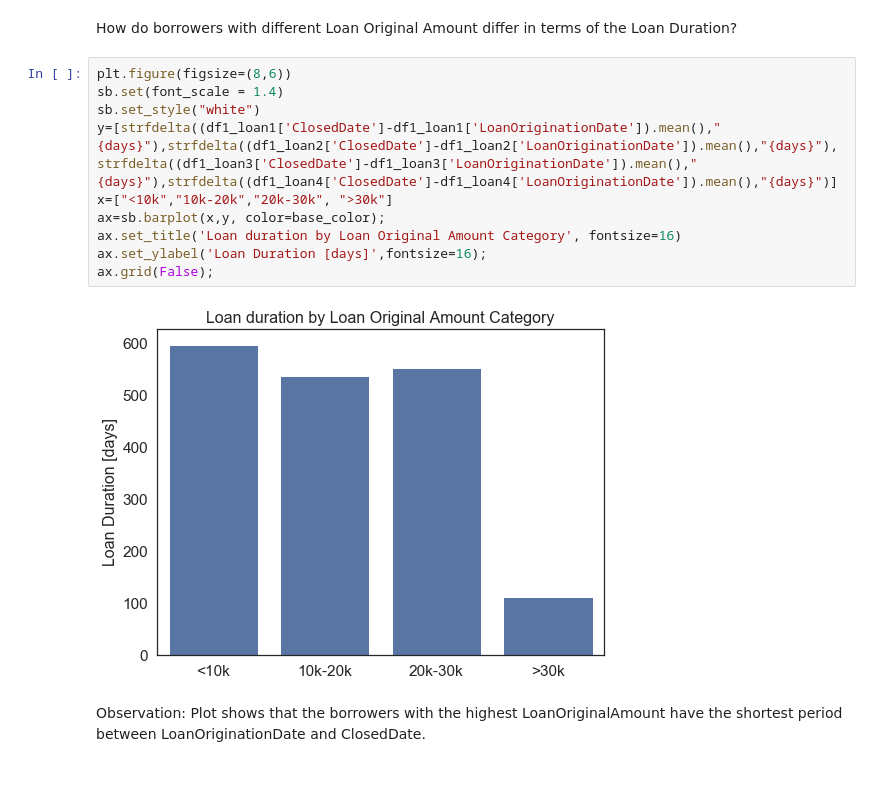
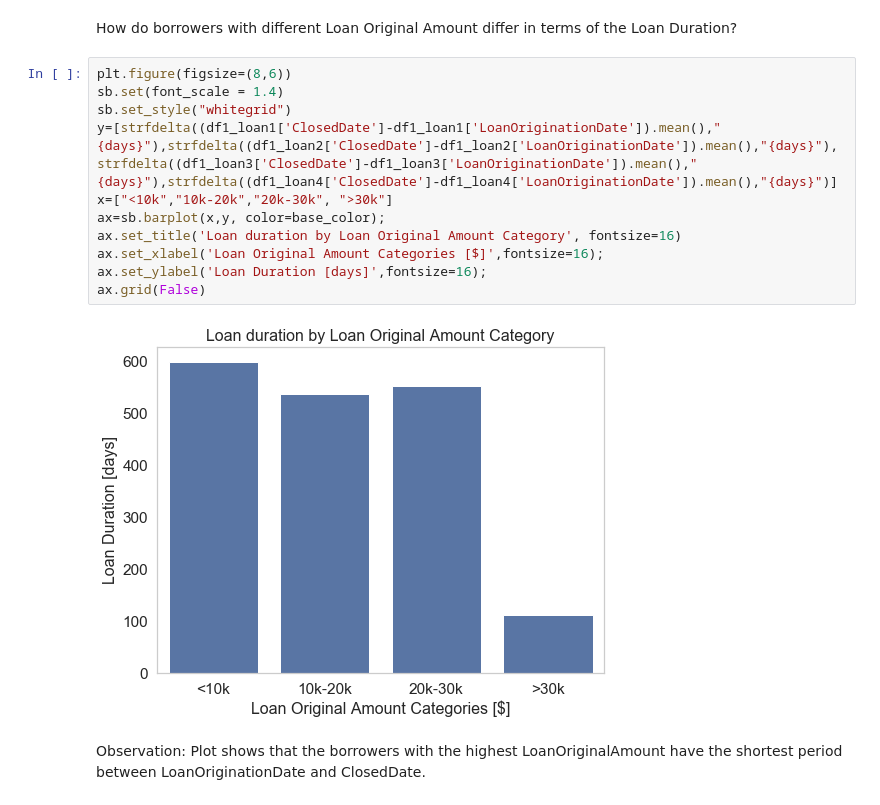
Before and after one commit to MishC/Udacity_DataAnalyst, a Jupyter notebook: project5_CommunicateDataFindings/Explanation.ipynb, the cells around one changed output. Saved outputs shown, nothing was run; the diff lists cells and outputs as text; blank space fills up the shorter version.

```diff
--- a/project5_CommunicateDataFindings/Explanation.ipynb
+++ b/project5_CommunicateDataFindings/Explanation.ipynb
@@ -254,15 +254,16 @@ How do borrowers with different Loan Original Amount differ in terms of the Loan
 # %%
 plt.figure(figsize=(8,6))
 sb.set(font_scale = 1.4)
-sb.set_style("white")
+sb.set_style("whitegrid")
 y=[strfdelta((df1_loan1['ClosedDate']-df1_loan1['LoanOriginationDate']).mean(),"{days}"),strfdelta((df1_loan2['ClosedDate']-df1_loan2['LoanOriginationDate']).mean(),"{days}"), strfdelta((df1_loan3['ClosedDate']-df1_loan3['LoanOriginationDate']).mean(),"{days}"),strfdelta((df1_loan4['ClosedDate']-df1_loan4['LoanOriginationDate']).mean(),"{days}")]
 x=["<10k","10k-20k","20k-30k", ">30k"]
 ax=sb.barplot(x,y, color=base_color);
 ax.set_title('Loan duration by Loan Original Amount Category', fontsize=16)
+ax.set_xlabel('Loan Original Amount Categories [$]',fontsize=16);
 ax.set_ylabel('Loan Duration [days]',fontsize=16);
-ax.grid(False);
+ax.grid(False)
 # %% [output]
-[figure, old version]
+[figure, new version]
 # %% [markdown]
 Observation: Plot shows that the borrowers with the highest LoanOriginalAmount have the shortest period between LoanOriginationDate and ClosedDate.
 # %% [markdown]
```
Also changed, not shown: parts of 1 cell of this notebook.
